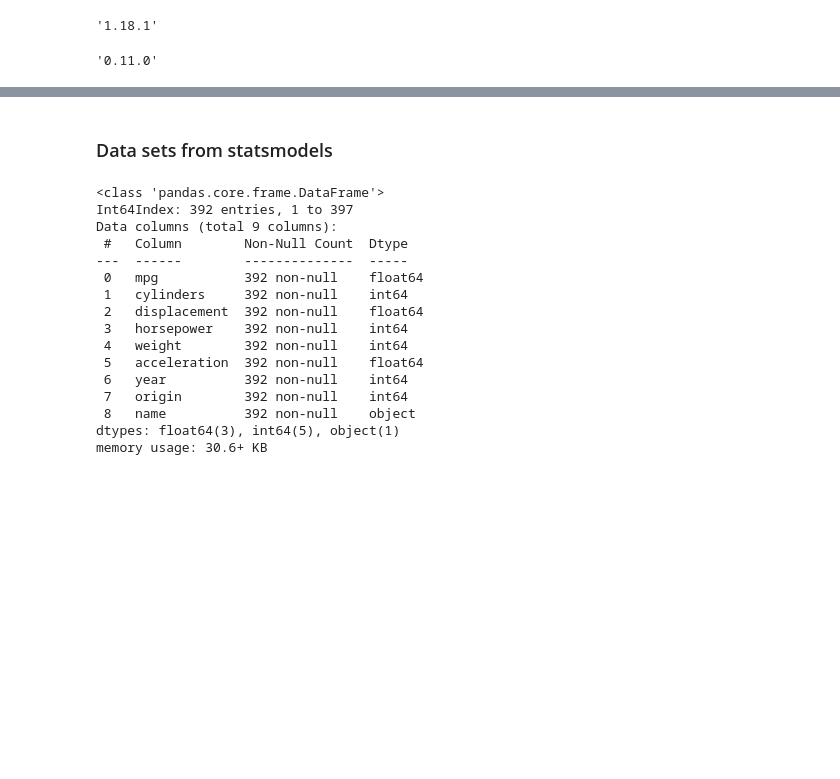
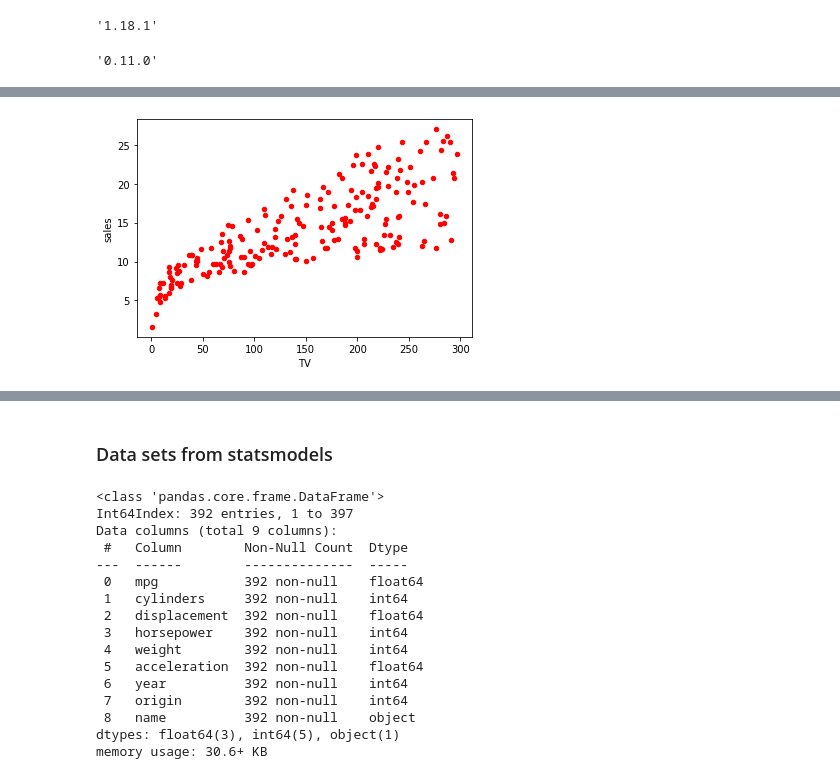
Before and after one commit to mconwa02/statistical_learning, a Jupyter notebook: data_analysis/datasets_analysis.ipynb, the cells around one changed output, grey strips where cells are left out. Cells and saved outputs as stored; diff of their text form; code cells hidden in the pictures; blank space fills up the shorter version.

```diff
--- a/data_analysis/datasets_analysis.ipynb
+++ b/data_analysis/datasets_analysis.ipynb
@@ -17,0 +70,5 @@ sm.__version__
+# %%
+Advertising.plot(kind='scatter', x='TV', y='sales', color='red')
+plt.show()
+# %% [output]
+[figure, added]
```
Also changed, not shown: parts of 12 cells of this notebook, 1 other file.
